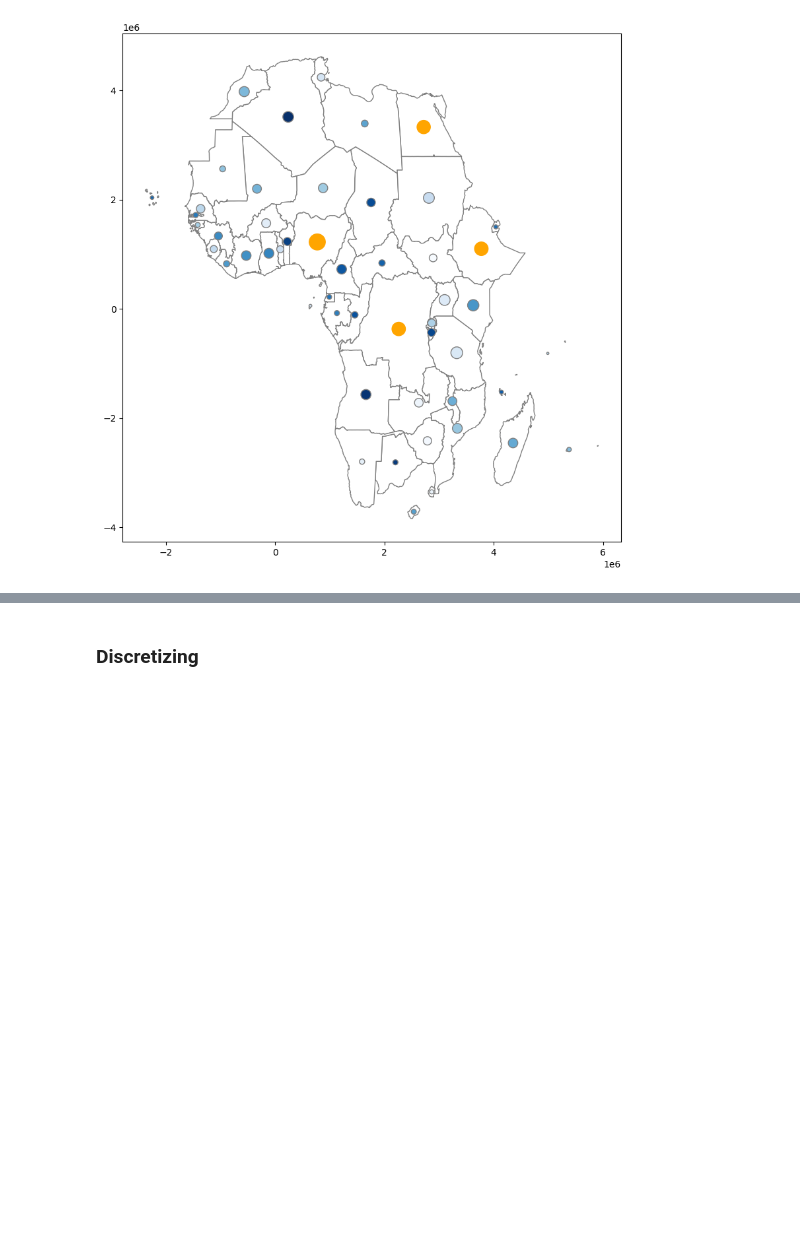
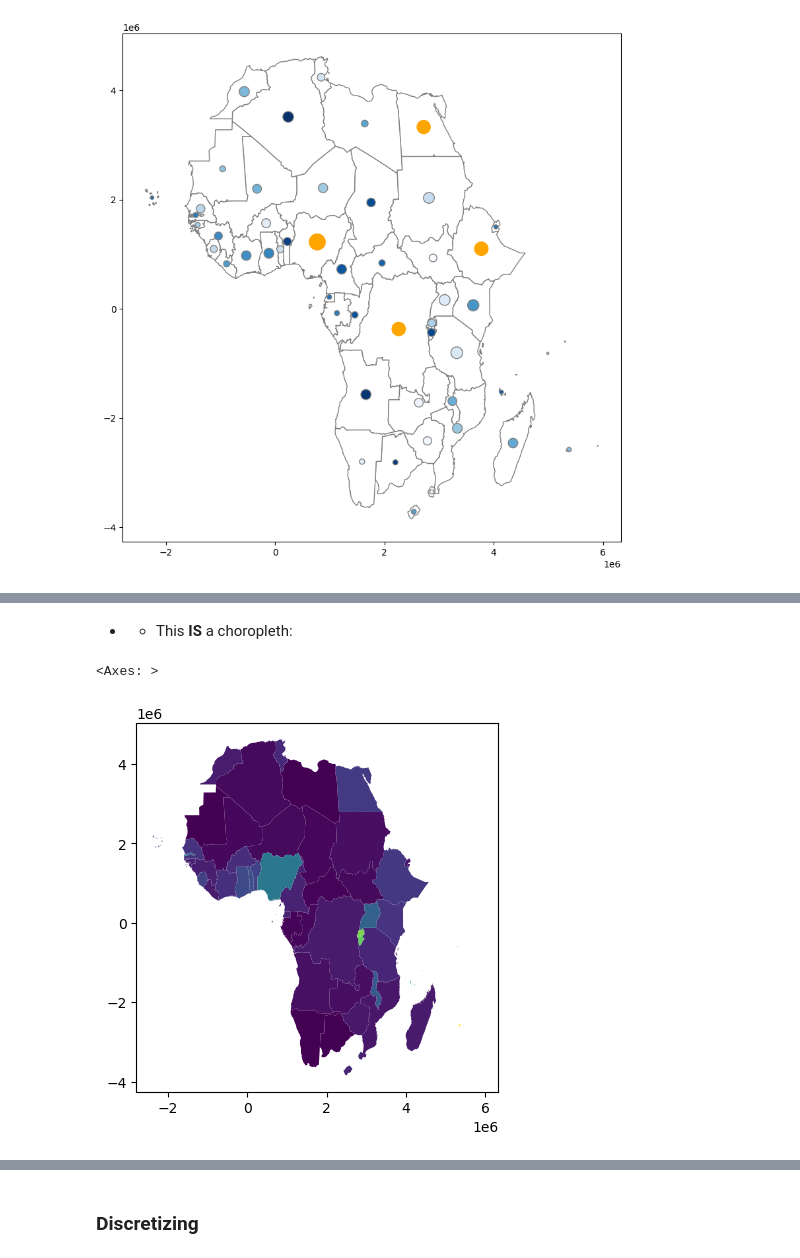
Before and after one commit to CienciaDeDatosEspacial/TheThematics, a Jupyter notebook: index.ipynb, the cells around one changed output, grey strips where cells are left out. Saved outputs shown, nothing was run; the diff lists cells and outputs as text; code cells hidden in the pictures; blank space fills up the shorter version.

```diff
--- a/index.ipynb
+++ b/index.ipynb
@@ -755,0 +695,7 @@ theMapAndData['fragility_Qt']=QtScaled_data[:,0]
+# %% [markdown]
+* * This **IS** a choropleth:
+# %%
+Africa_8857.plot(Africa_8857.population/Africa_8857.sq_km)
+# %% [output]
+<Axes: >
+[figure, added]
```
Also changed, not shown: parts of 63 cells of this notebook.
